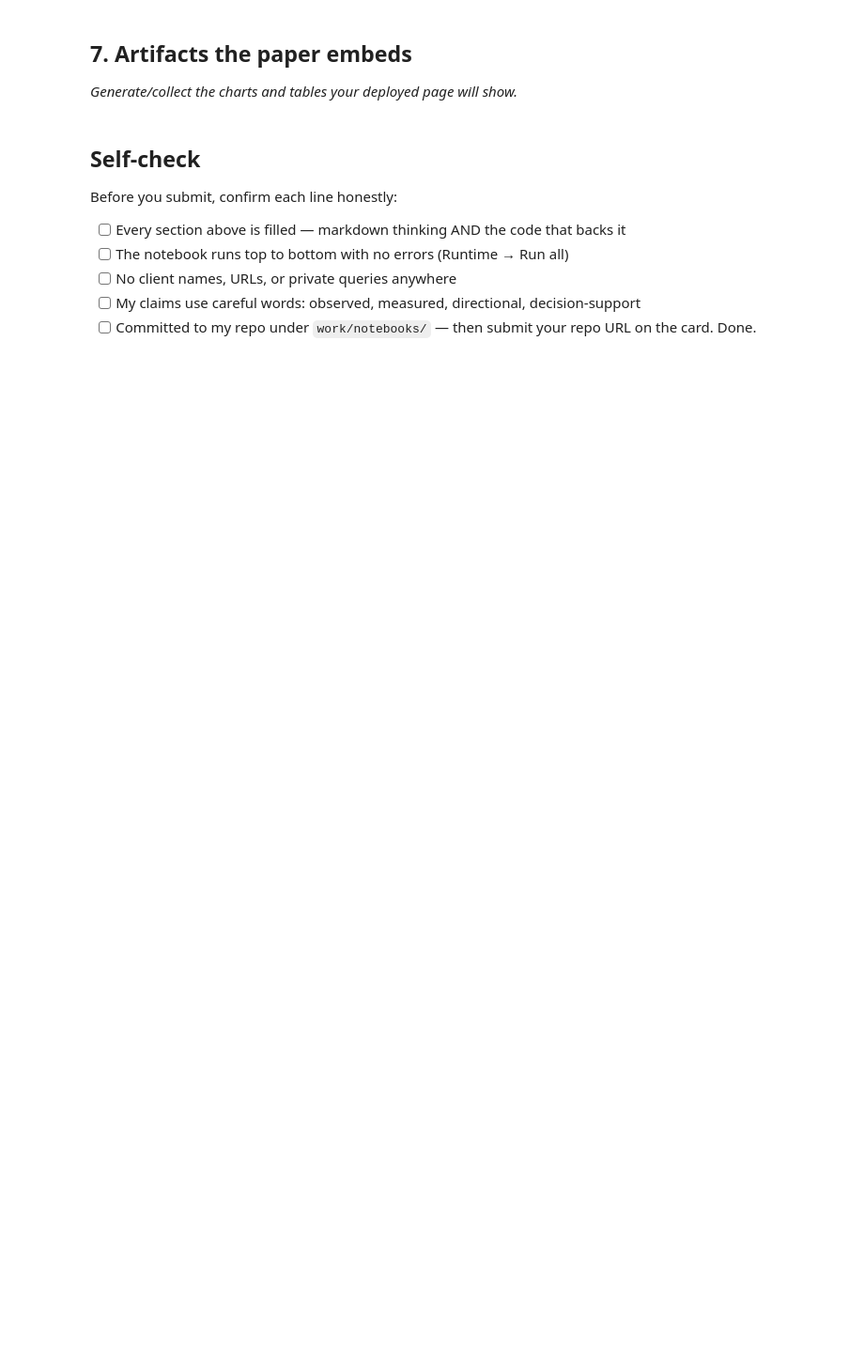
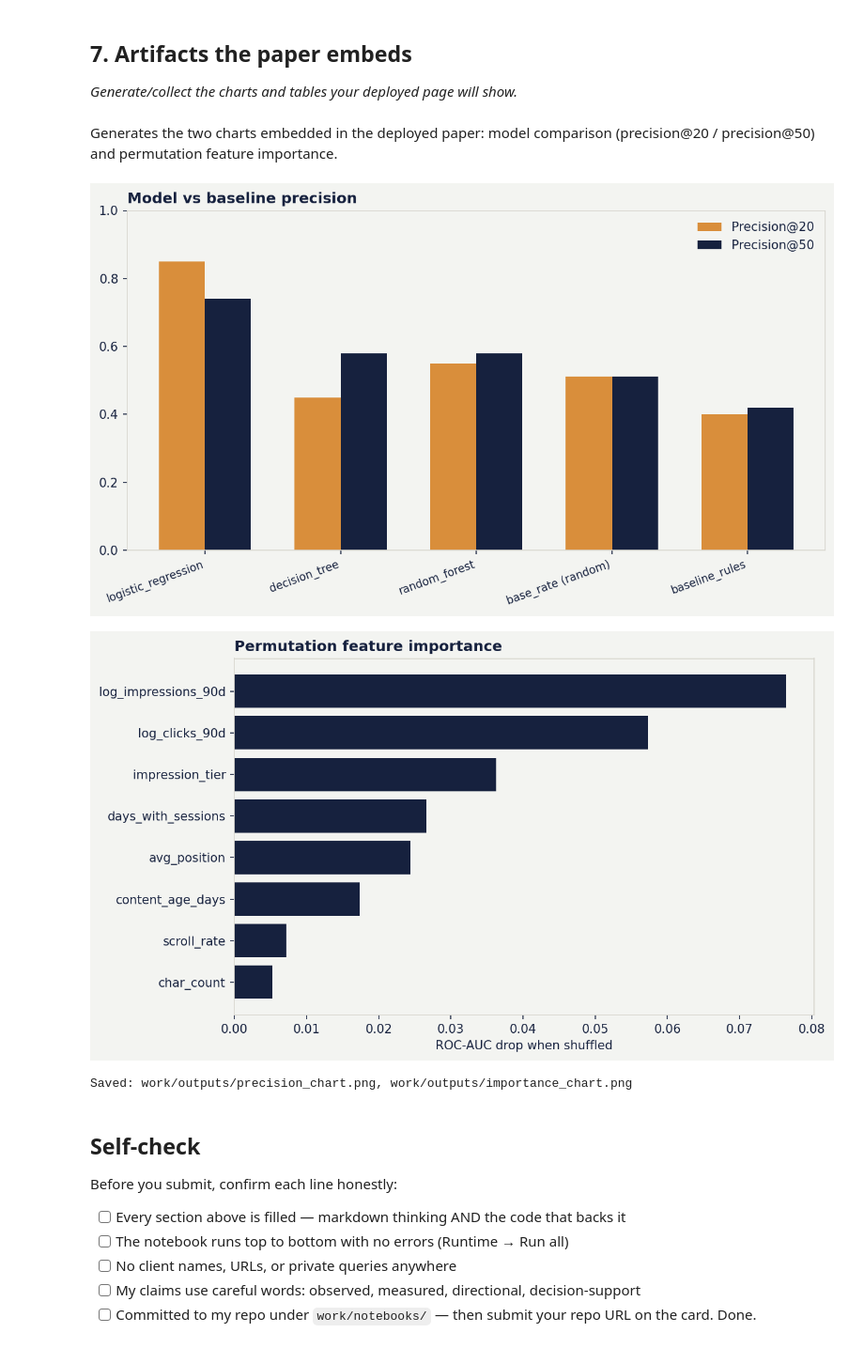
Before and after one commit to fmarryam70-ux/flyrank-ml-internship, a Jupyter notebook: work/notebooks/capstone.ipynb, the cells around one changed output. Shown at 94% size. Drawn from its saved outputs; the diff is of its cells as text; code cells hidden in the pictures; blank space fills up the shorter version.

```diff
--- a/work/notebooks/capstone.ipynb
+++ b/work/notebooks/capstone.ipynb
@@ -28,0 +205,17 @@ This skeleton is yours to fill. Work the sections **in order** — each one has
+# %%
+from sklearn.inspection import permutation_importance
+
+best_pipe = models[best_name]
+perm = permutation_importance(best_pipe, X_test, y_test, n_repeats=10,
+                               random_state=SEED, scoring="roc_auc", n_jobs=-1)
+importances = pd.Series(perm.importances_mean, index=NUMERIC + CATEGORICAL) \
+                .sort_values(ascending=False)
+print("Top 8 features by permutation importance (ROC-AUC drop when shuffled):")
+print(importances.head(8).round(4))
+
+test_c = test.copy()
+test_c["model_score"] = model_scores[best_name]
+top50 = test_c.sort_values("model_score", ascending=False).head(50)
+wrong = top50[top50["is_declining_label"] == 0]
+print(f"\nWrong picks in model's top 50: {len(wrong)} of 50")
+print(f"Wrong picks in baseline's top 50: {50 - int(precision_at_k(y_test, test['baseline_score'], 50) * 50)}")
@@ -34,6 +265,51 @@ This skeleton is yours to fill. Work the sections **in order** — each one has
 ## 7. Artifacts the paper embeds
 
 *Generate/collect the charts and tables your deployed page will show.*
+# %% [markdown]
+Generates the two charts embedded in the deployed paper: model comparison
+(precision@20 / precision@50) and permutation feature importance.
+# %%
+import matplotlib.pyplot as plt
+import os
+
+INK, PAPER, AMBER, GRID = "#16213E", "#F3F4F1", "#D98E3B", "#D8D6CF"
+plt.rcParams.update({"figure.facecolor": PAPER, "axes.facecolor": PAPER,
+                      "savefig.facecolor": PAPER, "text.color": INK,
+                      "axes.edgecolor": GRID, "axes.labelcolor": INK,
+                      "xtick.color": INK, "ytick.color": INK})
+
+os.makedirs("work/outputs", exist_ok=True)
+
+# Chart 1: precision comparison
+labels = comparison["model"].tolist()
+p20 = comparison["precision_at_20"].tolist()
+p50 = comparison["precision_at_50"].tolist()
+x = range(len(labels))
+fig, ax = plt.subplots(figsize=(8.6, 5.0), dpi=150)
+ax.bar([i - 0.17 for i in x], p20, width=0.34, label="Precision@20", color=AMBER)
+ax.bar([i + 0.17 for i in x], p50, width=0.34, label="Precision@50", color=INK)
+ax.set_xticks(list(x)); ax.set_xticklabels(labels, rotation=20, ha="right", fontsize=9)
+ax.set_ylim(0, 1.0); ax.legend(frameon=False)
+ax.set_title("Model vs baseline precision", loc="left", fontweight="bold")
+plt.tight_layout()
+plt.savefig("work/outputs/precision_chart.png")
+plt.show()
+
+# Chart 2: feature importance
+top8 = importances.head(8)[::-1]
+fig, ax = plt.subplots(figsize=(8.6, 5.0), dpi=150)
+ax.barh(top8.index, top8.values, color=INK)
+ax.set_xlabel("ROC-AUC drop when shuffled")
+ax.set_title("Permutation feature importance", loc="left", fontweight="bold")
+plt.tight_layout()
+plt.savefig("work/outputs/importance_chart.png")
+plt.show()
+
+print("Saved: work/outputs/precision_chart.png, work/outputs/importance_chart.png")
+# %% [output]
+[figure, added]
+[figure, added]
+Saved: work/outputs/precision_chart.png, work/outputs/importance_chart.png
 # %% [markdown]
 ## Self-check
 
```
Also changed, not shown: parts of 12 cells of this notebook.
